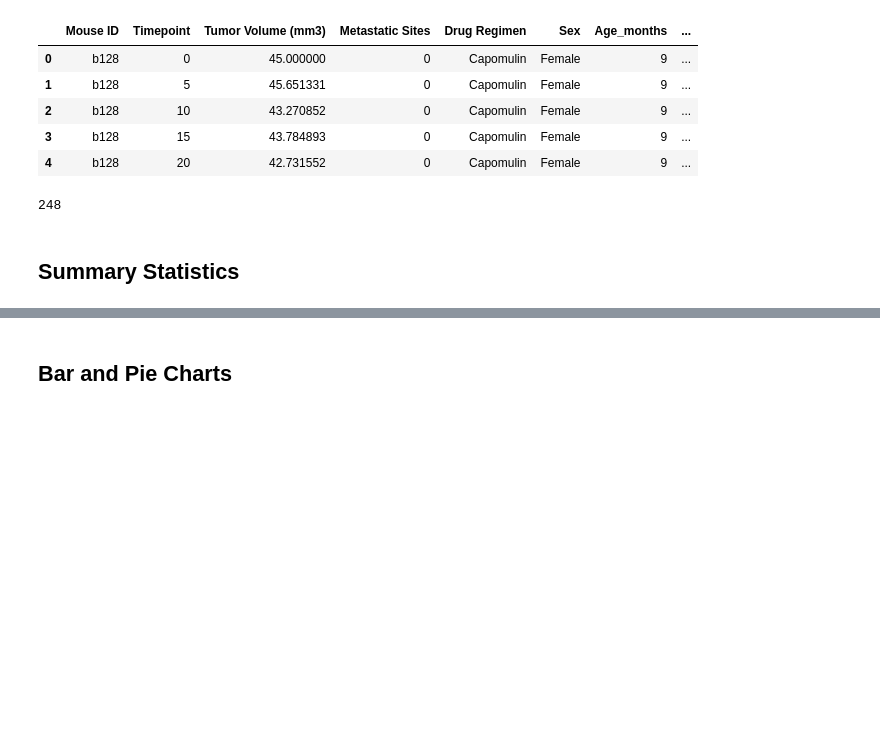
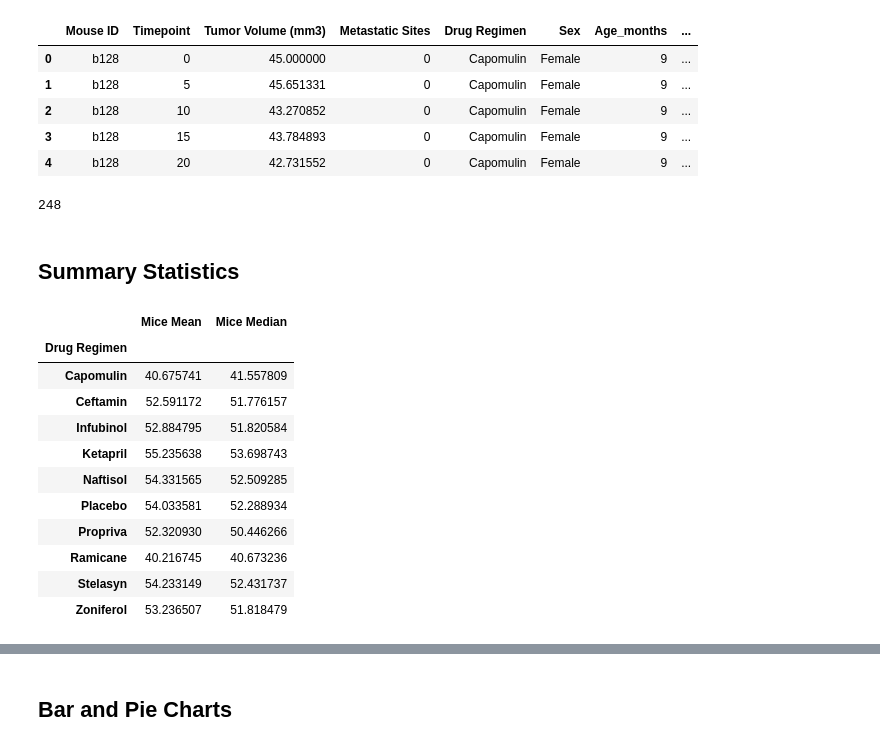
Before and after one commit to redpandata19/Matplotlib-challenge, a Jupyter notebook: Pymaceuticals/pymaceuticals_starter.ipynb, the cells around one changed output, grey strips where cells are left out. Cells and saved outputs as stored; diff of their text form; code cells hidden in the pictures; blank space fills up the shorter version.

```diff
--- a/Pymaceuticals/pymaceuticals_starter.ipynb
+++ b/Pymaceuticals/pymaceuticals_starter.ipynb
@@ -96,10 +96,33 @@ trimmed_mouse_IDs
 ## Summary Statistics
 # %%
 # Generate a summary statistics table of mean, median, variance, standard deviation, and SEM of the tumor volume for each regimen
+# Do each of these individually
+mice_mean = mice_trimmed_df.groupby('Drug Regimen')['Tumor Volume (mm3)'].mean()
+mice_med = mice_trimmed_df.groupby('Drug Regimen')['Tumor Volume (mm3)'].median()
+mice_std = mice_trimmed_df.groupby('Drug Regimen')['Tumor Volume (mm3)'].std()
 
 # Use groupby and summary statistical methods to calculate the following properties of each drug regimen:
 # mean, median, variance, standard deviation, and SEM of the tumor volume.
 # Assemble the resulting series into a single summary DataFrame.
+# Need to put the above into a dictionary
+mice_drugr_df = pd.DataFrame({'Mice Mean': mice_mean,
+                           'Mice Median': mice_med
+                          })
+
+mice_drugr_df
+# %% [output]
+|  | Mice Mean | Mice Median |
+| Drug Regimen |  |  |
+| Capomulin | 40.675741 | 41.557809 |
+| Ceftamin | 52.591172 | 51.776157 |
+| Infubinol | 52.884795 | 51.820584 |
+| Ketapril | 55.235638 | 53.698743 |
+| Naftisol | 54.331565 | 52.509285 |
+| Placebo | 54.033581 | 52.288934 |
+| Propriva | 52.320930 | 50.446266 |
+| Ramicane | 40.216745 | 40.673236 |
+| Stelasyn | 54.233149 | 52.431737 |
+| Zoniferol | 53.236507 | 51.818479 |
 # %%
 # A more advanced method to generate a summary statistics table of mean, median, variance, standard deviation,
 # and SEM of the tumor volume for each regimen (only one method is required in the solution)
```
Also changed, not shown: parts of 2 cells of this notebook.
